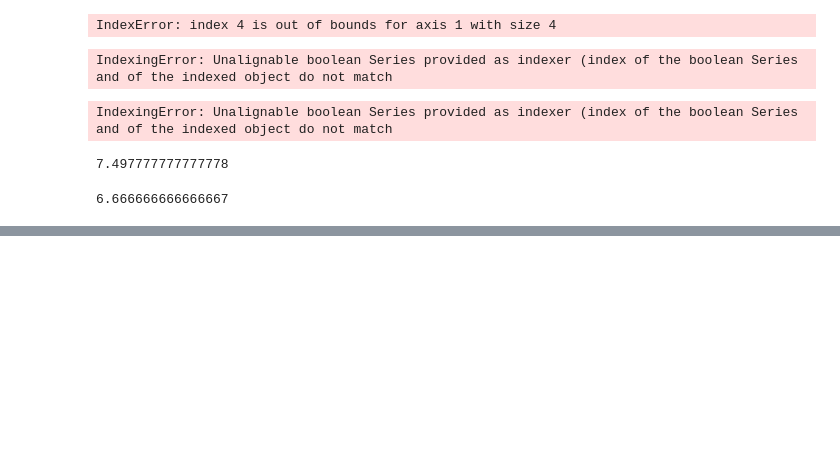
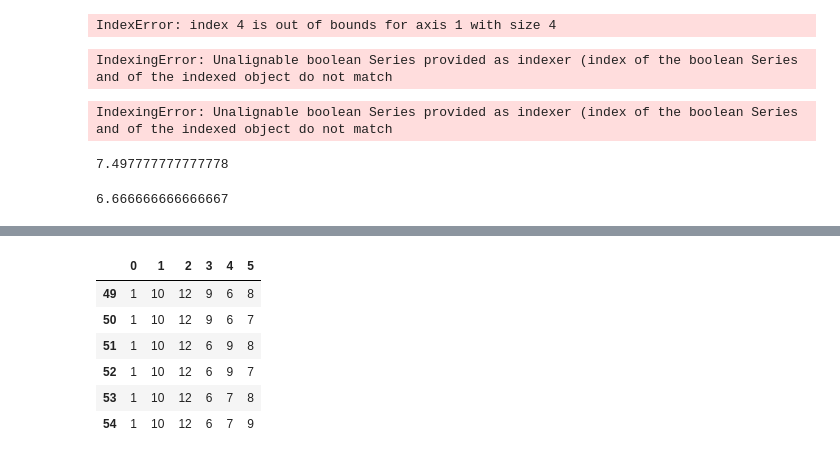
Before and after one commit to serch86/click_python, a Jupyter notebook: Serch/Experimentos/Alineacion_check.ipynb, the cells around one changed output, grey strips where cells are left out. Cells and saved outputs as stored; diff of their text form; code cells hidden in the pictures; blank space fills up the shorter version.

```diff
--- a/Serch/Experimentos/Alineacion_check.ipynb
+++ b/Serch/Experimentos/Alineacion_check.ipynb
@@ -308,0 +321,11 @@ IndexingError: Unalignable boolean Series provided as indexer (index of the bool
+# %%
+c1_6 = pd.read_pickle('../cliques1_6.pkl')
+c1_6[c1_6[0]==1][c1_6[1]==10]
+# %% [output]
+|  | 0 | 1 | 2 | 3 | 4 | 5 |
+| 49 | 1 | 10 | 12 | 9 | 6 | 8 |
+| 50 | 1 | 10 | 12 | 9 | 6 | 7 |
+| 51 | 1 | 10 | 12 | 6 | 9 | 8 |
+| 52 | 1 | 10 | 12 | 6 | 9 | 7 |
+| 53 | 1 | 10 | 12 | 6 | 7 | 8 |
+| 54 | 1 | 10 | 12 | 6 | 7 | 9 |
```
Also changed, not shown: parts of 9 cells of this notebook, 56 other files.
